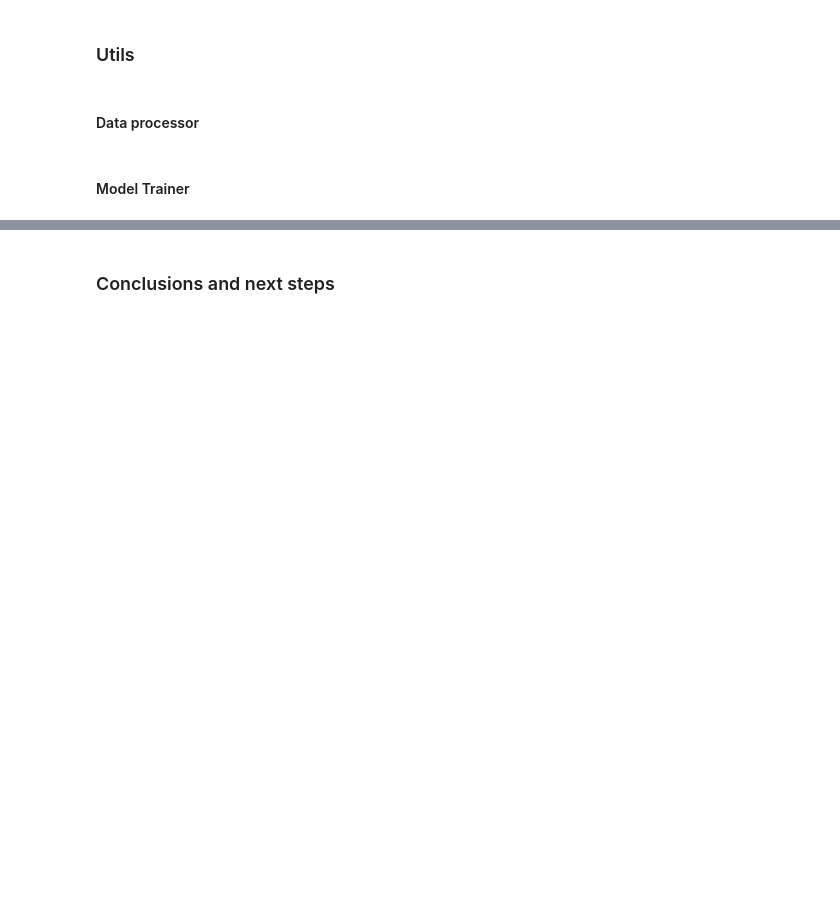
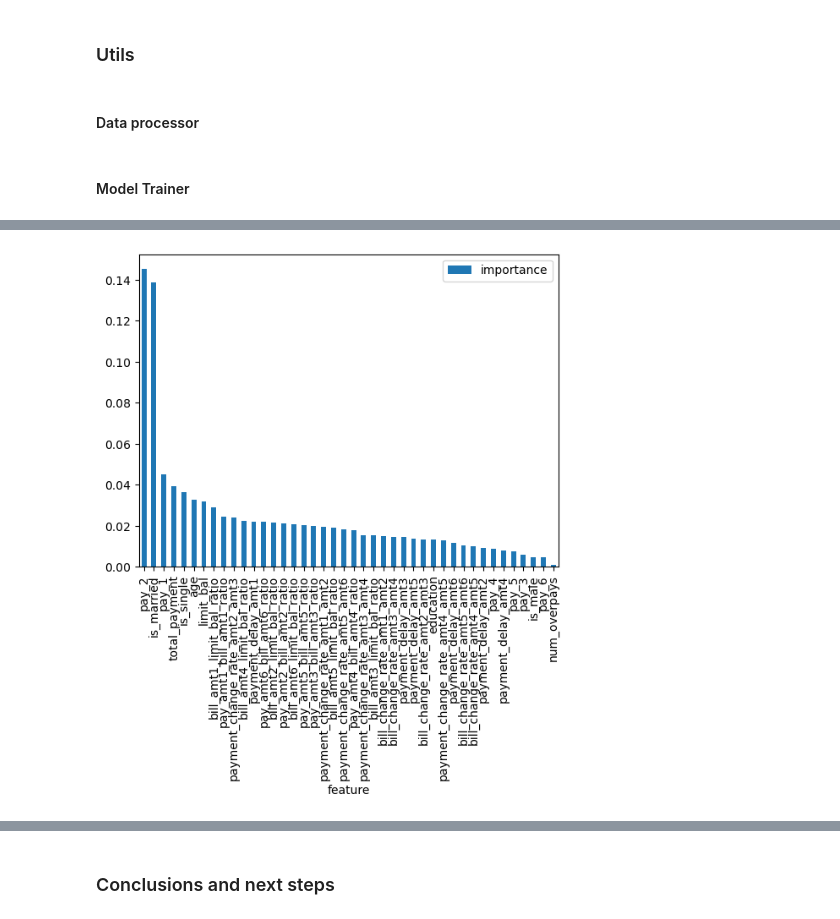
Before and after one commit to MafSV20180073/credit_default_prediction, a Jupyter notebook: notebooks/03_modeling_and_evaluation.ipynb, the cells around one changed output, grey strips where cells are left out. Saved outputs shown, nothing was run; the diff lists cells and outputs as text; code cells hidden in the pictures; blank space fills up the shorter version.

```diff
--- a/notebooks/03_modeling_and_evaluation.ipynb
+++ b/notebooks/03_modeling_and_evaluation.ipynb
@@ -389,0 +884,14 @@ array([[ 0.09916111,  0.21860313,  0.60424911, ...,  0.94317227,
+# %%
+# Feature importance:
+clf = DecisionTreeClassifier(random_state=seed)
+clf.fit(X_train, y_train)
+
+feat_imp = pd.DataFrame(
+    zip(clf.feature_names_in_, clf.feature_importances_),
+    columns=["feature", "importance"]
+).sort_values(by="importance", ascending=False)
+
+feat_imp.plot.bar(x='feature', y='importance', rot=90)
+plt.show()
+# %% [output]
+[figure, added]
```
Also changed, not shown: parts of 35 cells of this notebook, 1 other file.
